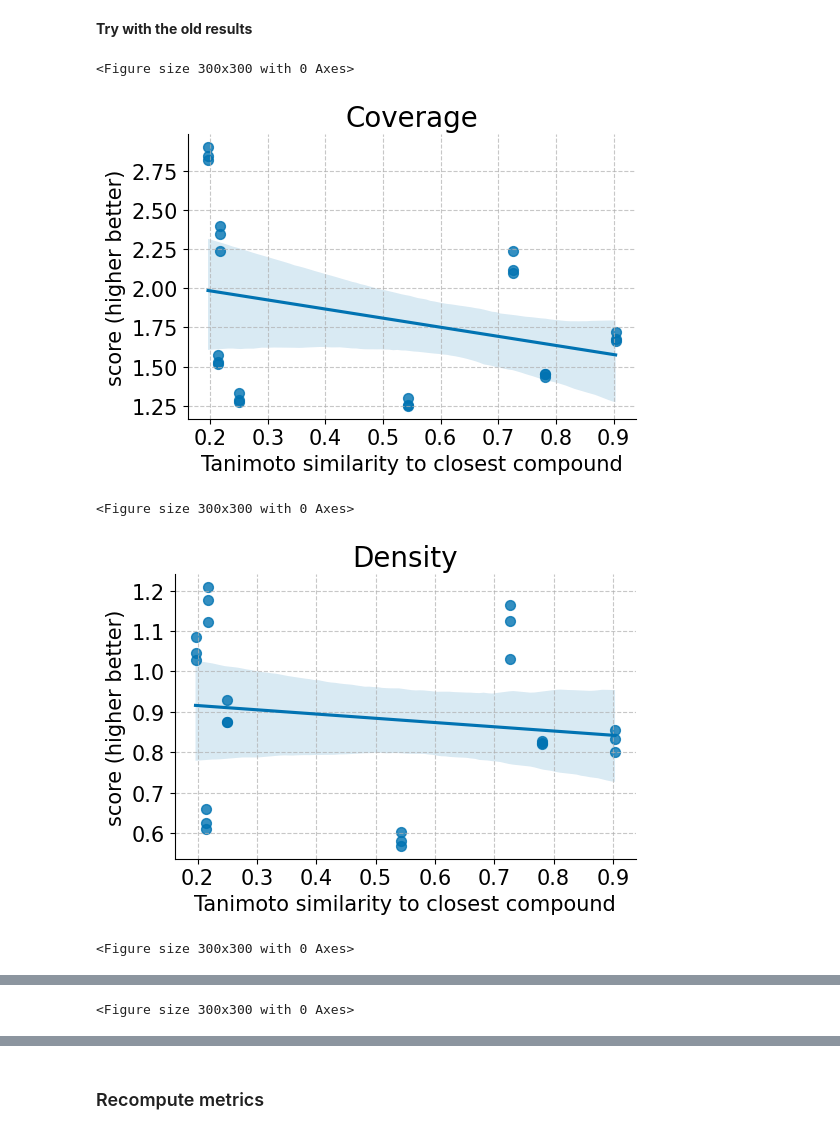
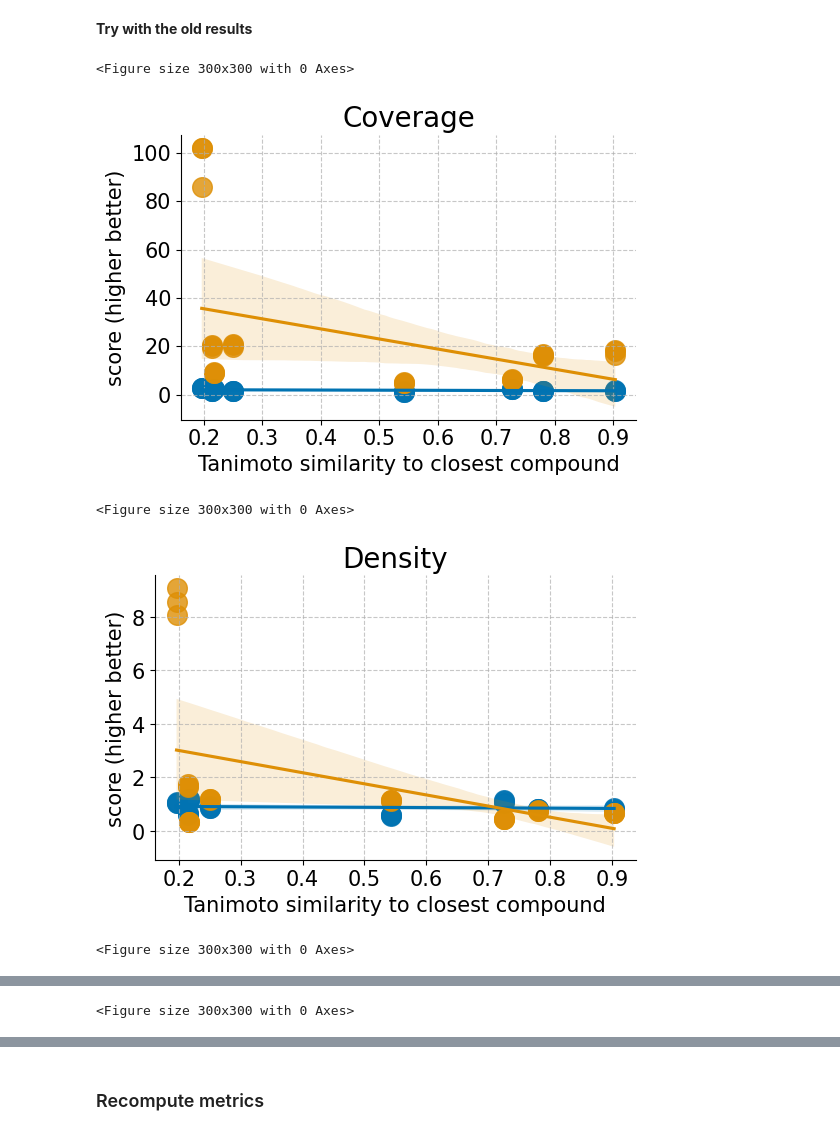
Before and after one commit to theislab/IMPA, a Jupyter notebook: notebooks/cpg0000/corrections_old_paper/unseen_drug_experiments.ipynb, the cells around one changed output, grey strips where cells are left out. Cells and saved outputs as stored; diff of their text form; code cells hidden in the pictures.

Commit message:
Fix unseen compound plotting

```diff
--- a/notebooks/cpg0000/corrections_old_paper/unseen_drug_experiments.ipynb
+++ b/notebooks/cpg0000/corrections_old_paper/unseen_drug_experiments.ipynb
@@ -163,7 +163,7 @@ tanimoto_distance_matrix.loc[ood_drugs]
 mat_tani_second_highest_val = tanimoto_distance_matrix.apply(lambda row: row.nlargest(2).iloc[-1], axis=1)
 mat_tani_second_highest_cpd = tanimoto_distance_matrix.apply(lambda row: row.nlargest(2).index[-1], axis=1)
 
-mat_tani_second_highest_ood = mat_tani_second_highest.loc[ood_drugs]
+mat_tani_second_highest_ood = mat_tani_second_highest_val.loc[ood_drugs]
 # %%
 concat = pd.concat([mat_tani_second_highest_cpd, mat_tani_second_highest_val], axis=1)
 concat.columns = ["Closest compound", "Tanimoto Similarity"]
@@ -325,7 +325,7 @@ with open(res_file_fp_path, "rb") as file:
 res_file_fp = res_file_fp.set_index("mol")
 res_file_fp = res_file_fp.replace({"1-Accuracy": "accuracy"})
 res_file_fp["Correlation closest compound"] = mat_tani_second_highest_ood.loc[res_file_fp.index]
-res_file_fp = res_file_fp.loc[res_file_fp.model=="IMPA"]
+res_file_fp = res_file_fp
 
 for score in np.unique(res_file_fp.score_type):
     res_file_fp_score = res_file_fp.loc[res_file_fp.score_type==score]
@@ -336,36 +336,36 @@ for score in np.unique(res_file_fp.score_type):
     sns.lmplot(data=res_file_fp_score,
                 x="Correlation closest compound",
                 y="score",
-                scatter_kws={"s": 50},
+                scatter_kws={"s": 200},
                height=4,
                aspect=1.4,
                 hue="model",
               palette="colorblind",
               legend=False)
 
     # Title and labels with adjusted font sizes
     plt.title(score, fontsize=20)
     plt.xlabel("Tanimoto similarity to closest compound", fontsize=15)
     rank = "(higher better)" if score in ["Density", "Coverage", "accuracy"] else "(lower better)"
     plt.ylabel(f"score {rank}", fontsize=15)
 
     # Adjust ticks font size
     plt.xticks(fontsize=15)
     plt.yticks(fontsize=15)
 
     # Add grid
     plt.grid(True, linestyle='--', alpha=0.7)
     # plt.legend()
 
     # Show plot with tight layout
     plt.tight_layout()
 
     plt.savefig(f"/home/icb/alessandro.palma/environment/IMPA/IMPA/notebooks/cpg0000/corrections_old_paper/plots/{score}_vs_tanimoto.svg",
            dpi=300,format='svg')
     plt.show()
 # %% [output]
 <Figure size 300x300 with 0 Axes>
-[figure, old version]
+[figure, new version]
 <Figure size 300x300 with 0 Axes>
-[figure, old version]
+[figure, new version]
 <Figure size 300x300 with 0 Axes>
```
Also changed, not shown: parts of 3 cells of this notebook, 6 other files.
